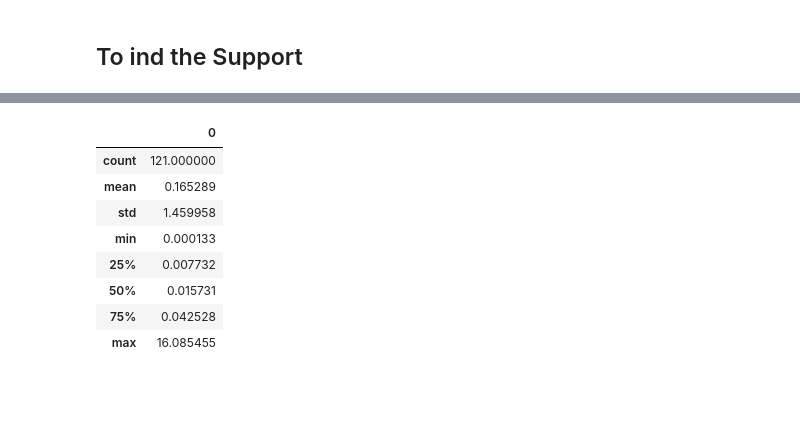
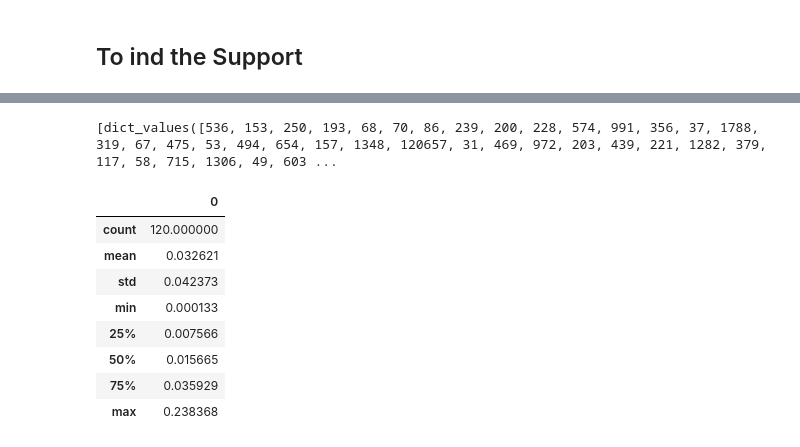
Before and after one commit to avadhdobariya601/AprioriAdvancement, a Jupyter notebook: Untitled1.ipynb, the cells around one changed output, grey strips where cells are left out. Cells and saved outputs as stored; diff of their text form; code cells hidden in the pictures; blank space fills up the shorter version.

```diff
--- a/Untitled1.ipynb
+++ b/Untitled1.ipynb
@@ -26,19 +66,25 @@ print(item_dix)
 # %%
 ## I only care about the value so storing it in another list
-values = []
+values =[]
 values.append(item_dix.values())
+values
+# %% [output]
+[dict_values([536, 153, 250, 193, 68, 70, 86, 239, 200, 228, 574, 991, 356, 37, 1788, 319, 67, 475, 53, 494, 654, 157, 1348, 120657, 31, 469, 972, 203, 439, 221, 1282, 379, 117, 58, 715, 1306, 49, 603 ...
 # %%
 df1 = pd.DataFrame(values)
+del df1[23]
+
 df2=df1.T  # Taking the Transpose
 df3=df2/7501 # to find the support of each item
 df3.describe()
+#df2.iloc[20:24,:]
 # %% [output]
 |  | 0 |
-| count | 121.000000 |
-| mean | 0.165289 |
-| std | 1.459958 |
+| count | 120.000000 |
+| mean | 0.032621 |
+| std | 0.042373 |
 | min | 0.000133 |
-| 25% | 0.007732 |
-| 50% | 0.015731 |
-| 75% | 0.042528 |
-| max | 16.085455 |
+| 25% | 0.007566 |
+| 50% | 0.015665 |
+| 75% | 0.035929 |
+| max | 0.238368 |
```
Also changed, not shown: parts of 21 cells of this notebook.
